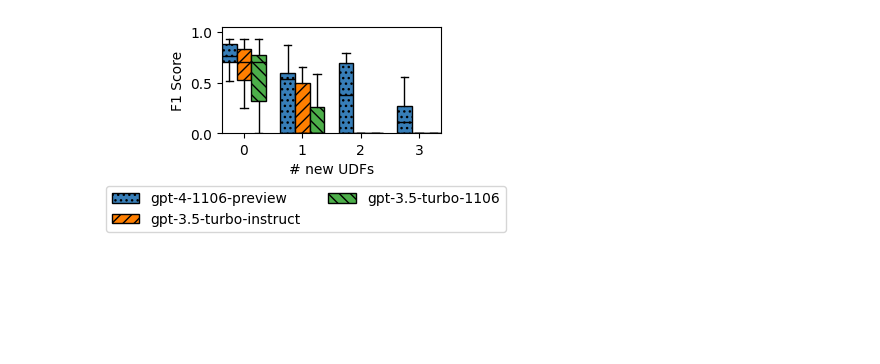
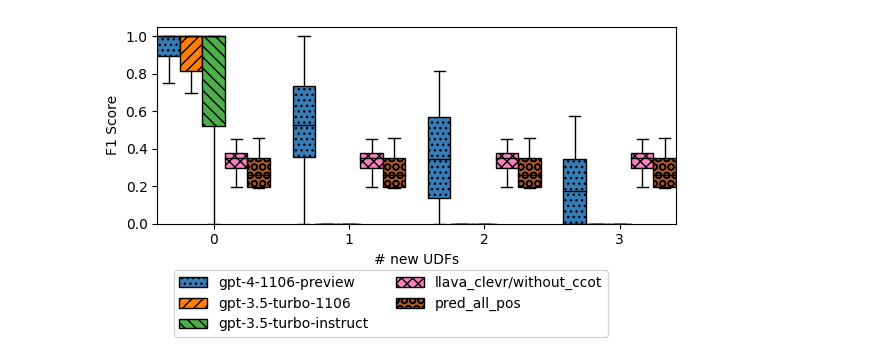
Before and after one commit to uwdb/VOCAL-UDF, a Jupyter notebook: experiments/analysis/clevr.ipynb, the cells around one changed output. Saved outputs shown, nothing was run; the diff lists cells and outputs as text; code cells hidden in the pictures; blank space fills up the shorter version.

```diff
--- a/experiments/analysis/clevr.ipynb
+++ b/experiments/analysis/clevr.ipynb
@@ -61,13 +17,17 @@ task_3_new_udfs_prob_failures: 1.0
 # %%
 # Define LLM models, tasks, number of new UDFs, and hatch patterns
-llm_models = ['gpt-4-1106-preview', 'gpt-3.5-turbo-instruct', 'gpt-3.5-turbo-1106']
+llm_models = ['gpt-4-1106-preview', 'gpt-3.5-turbo-1106', 'gpt-3.5-turbo-instruct',
+              'llava_clevr/without_ccot',
+#               'llava_clevr/with_ccot',
+              'pred_all_pos'
+             ]
 tasks = [f"{i}_new_udfs" for i in range(4)]
 num_new_udfs = [0, 1, 2, 3]
-hatch_patterns = ['...', '///', '\\\\\\', 'xxx']
+hatch_patterns = ['...', '///', '\\\\\\', 'xxx', 'OO', '|||', '+++']
 handles_f1 = []
 
 # Create a figure and axis for the boxplot
-fig, ax = plt.subplots(1, 1, figsize=(3, 1.8))  # Adjust the figsize as needed
+fig, ax = plt.subplots(1, 1, figsize=(6, 2.7))  # Adjust the figsize as needed
 
 # Iterate through LLM models
 for i, llm_model in enumerate(llm_models):
@@ -86,24 +46,41 @@ for i, llm_model in enumerate(llm_models):
         for run_id in range(5):
             for question_id in range(10):
                 try:
-                    with open(os.path.join(config['output_dir'], "clevr", llm_model, f"task_{task}_labels_run_{run_id}_question_{question_id}.json"), "r") as f:
-                        data = json.load(f)
-                    accuracy_list.append(data["accuracy"])
+                    if llm_model in ["pred_all_pos"]:
+                        with open(os.path.join(config['output_dir'], "clevr", "gpt-3.5-turbo-1106", f"task_{task}_labels_run_{run_id}_question_{question_id}.json"), "r") as f:
+                            data = json.load(f)
+                            gt_positive_images = data['gt_positive_images']
+                            gt_labels = []
+                            for fid in range(15000):
+                                if fid in gt_positive_images:
+                                    gt_labels.append(1)
+                                else:
+                                    gt_labels.append(0)
+                            pred_labels = [1] * 15000
+                            f1 = f1_score(gt_labels, pred_labels)
+                            data["f1"] = f1
+                    elif llm_model in ['llava_clevr/without_ccot', 'llava_clevr/with_ccot']:
+                        with open(os.path.join(config['output_dir'], llm_model, f"task_3_new_udfs_labels_run_{run_id}_question_{question_id}.json"), "r") as f:
+                            data = json.load(f)
+                            failed_list.append(0)
+                    else:
+                        with open(os.path.join(config['output_dir'], "clevr", llm_model, f"task_{task}_labels_run_{run_id}_question_{question_id}.json"), "r") as f:
+                            data = json.load(f)
+                            failed_list.append(data["failed"])
+                    # accuracy_list.append(data["accuracy"])
                     f1_list.append(data["f1"])
-                    precision_list.append(data["precision"])
-                    recall_list.append(data["recall"])
-                    failed_list.append(data["failed"])
-                    if '0' in task and data["failed"] > 0:
-                        print(run_id, question_id)
-                except:
+                    # precision_list.append(data["precision"])
+                    # recall_list.append(data["recall"])
+                except Exception as e:
+                    print(e)
                     continue
 
         f1_data.append(f1_list)
-        print(f"task_{task}_mean_accuracy: {np.mean(accuracy_list)}")
+        # print(f"task_{task}_mean_accuracy: {np.mean(accuracy_list)}")
         print(f"task_{task}_mean_f1: {np.mean(f1_list)}")
-        print(f"task_{task}_mean_precision: {np.mean(precision_list)}")
-        print(f"task_{task}_mean_recall: {np.mean(recall_list)}")
-        print(f"task_{task}_prob_failures: {np.mean(failed_list) / 15000}")
+        # print(f"task_{task}_mean_precision: {np.mean(precision_list)}")
+        # print(f"task_{task}_mean_recall: {np.mean(recall_list)}")
+        # print(f"task_{task}_prob_failures: {np.mean(failed_list)}")
         print()
 
     # Create a grouped boxplot for F1 scores
@@ -149 +126 @@ task_3_new_udfs_prob_failures: 1.0
-[figure, old version]
+[figure, new version]
```
Also changed, not shown: parts of 3 cells of this notebook, 25 other files.
